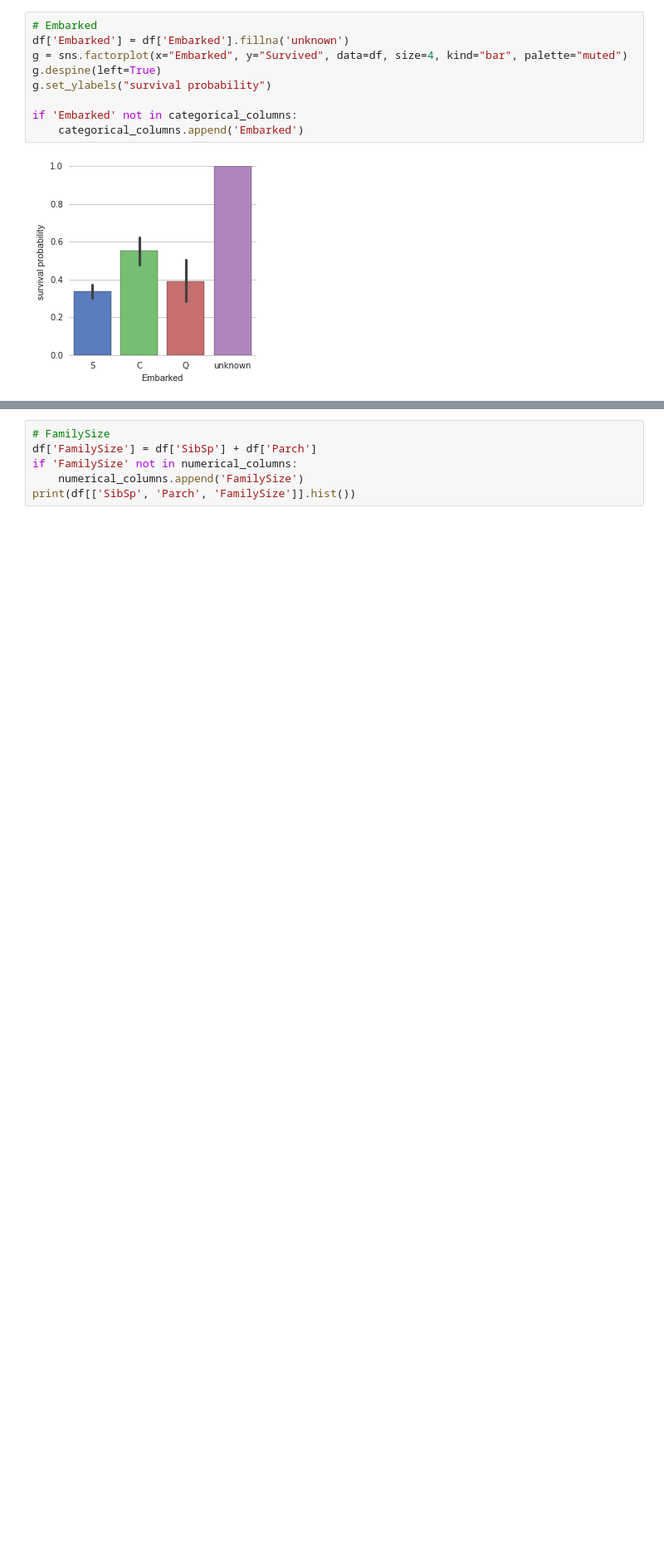
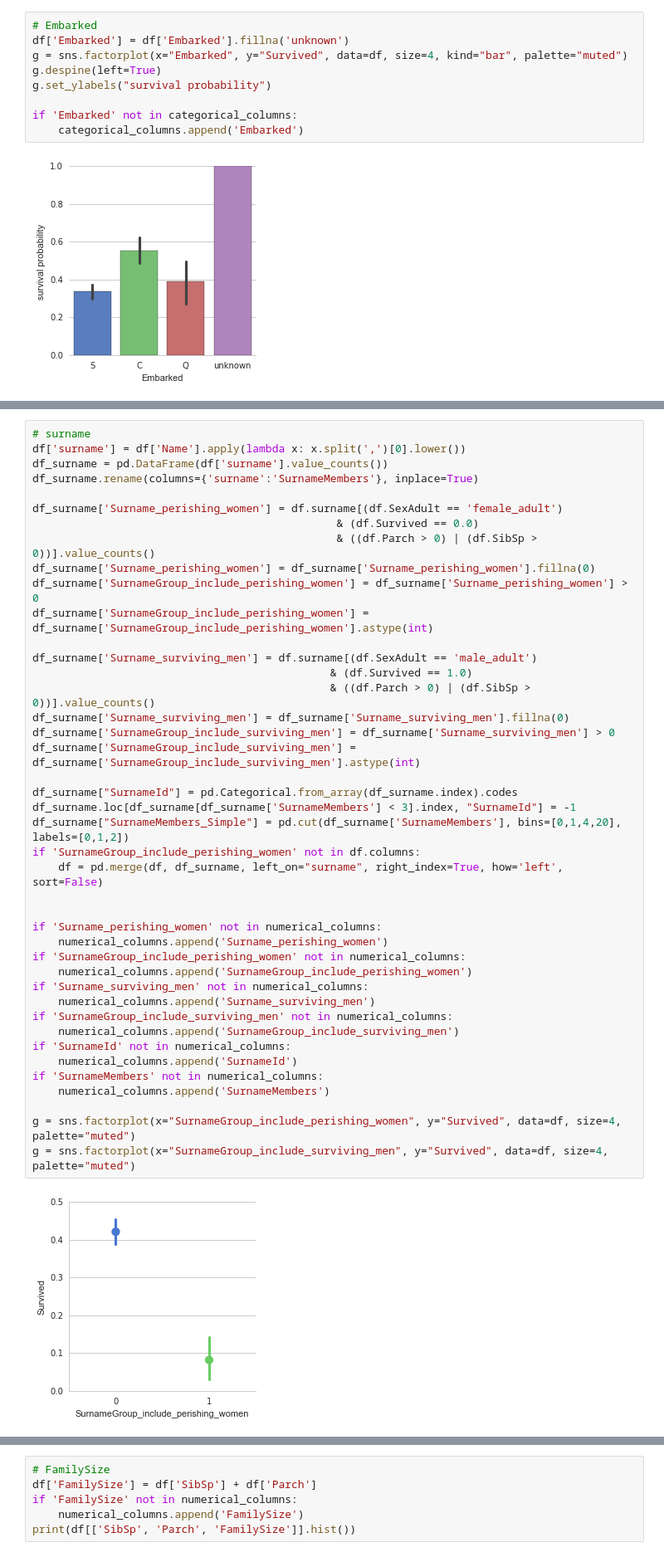
Before and after one commit to voyageth/kaggle, a Jupyter notebook: notebook/titanic.ipynb, the cells around one changed output, grey strips where cells are left out. Shown at 83% size. Drawn from its saved outputs; the diff is of its cells as text; blank space fills up the shorter version.

```diff
--- a/notebook/titanic.ipynb
+++ b/notebook/titanic.ipynb
@@ -83,0 +143,44 @@ if 'Embarked' not in categorical_columns:
+# %%
+# surname
+df['surname'] = df['Name'].apply(lambda x: x.split(',')[0].lower())
+df_surname = pd.DataFrame(df['surname'].value_counts())
+df_surname.rename(columns={'surname':'SurnameMembers'}, inplace=True)
+
+df_surname['Surname_perishing_women'] = df.surname[(df.SexAdult == 'female_adult')
+                                               & (df.Survived == 0.0)
+                                               & ((df.Parch > 0) | (df.SibSp > 0))].value_counts()
+df_surname['Surname_perishing_women'] = df_surname['Surname_perishing_women'].fillna(0)
+df_surname['SurnameGroup_include_perishing_women'] = df_surname['Surname_perishing_women'] > 0
+df_surname['SurnameGroup_include_perishing_women'] = df_surname['SurnameGroup_include_perishing_women'].astype(int)
+
+df_surname['Surname_surviving_men'] = df.surname[(df.SexAdult == 'male_adult')
+                                              & (df.Survived == 1.0)
+                                              & ((df.Parch > 0) | (df.SibSp > 0))].value_counts()
+df_surname['Surname_surviving_men'] = df_surname['Surname_surviving_men'].fillna(0)
+df_surname['SurnameGroup_include_surviving_men'] = df_surname['Surname_surviving_men'] > 0
+df_surname['SurnameGroup_include_surviving_men'] = df_surname['SurnameGroup_include_surviving_men'].astype(int)
+
+df_surname["SurnameId"] = pd.Categorical.from_array(df_surname.index).codes
+df_surname.loc[df_surname[df_surname['SurnameMembers'] < 3].index, "SurnameId"] = -1
+df_surname["SurnameMembers_Simple"] = pd.cut(df_surname['SurnameMembers'], bins=[0,1,4,20], labels=[0,1,2])
+if 'SurnameGroup_include_perishing_women' not in df.columns:
+    df = pd.merge(df, df_surname, left_on="surname", right_index=True, how='left', sort=False)
+
+
+if 'Surname_perishing_women' not in numerical_columns:
+    numerical_columns.append('Surname_perishing_women')
+if 'SurnameGroup_include_perishing_women' not in numerical_columns:
+    numerical_columns.append('SurnameGroup_include_perishing_women')
+if 'Surname_surviving_men' not in numerical_columns:
+    numerical_columns.append('Surname_surviving_men')
+if 'SurnameGroup_include_surviving_men' not in numerical_columns:
+    numerical_columns.append('SurnameGroup_include_surviving_men')
+if 'SurnameId' not in numerical_columns:
+    numerical_columns.append('SurnameId')
+if 'SurnameMembers' not in numerical_columns:
+    numerical_columns.append('SurnameMembers')
+
+g = sns.factorplot(x="SurnameGroup_include_perishing_women", y="Survived", data=df, size=4, palette="muted")
+g = sns.factorplot(x="SurnameGroup_include_surviving_men", y="Survived", data=df, size=4, palette="muted")
+# %% [output]
+[figure, added]
```
Also changed, not shown: parts of 39 cells of this notebook, 1 other file.
